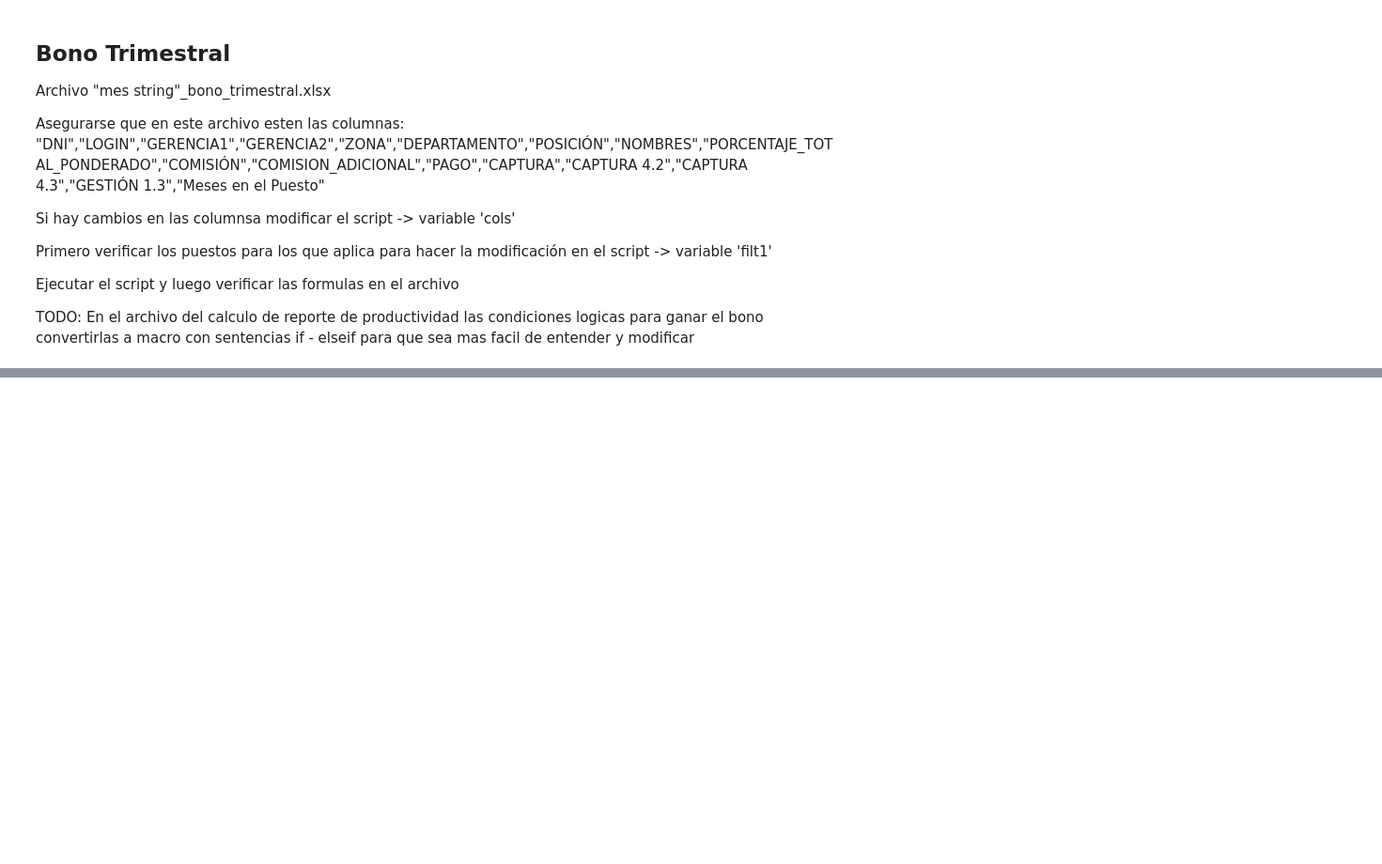
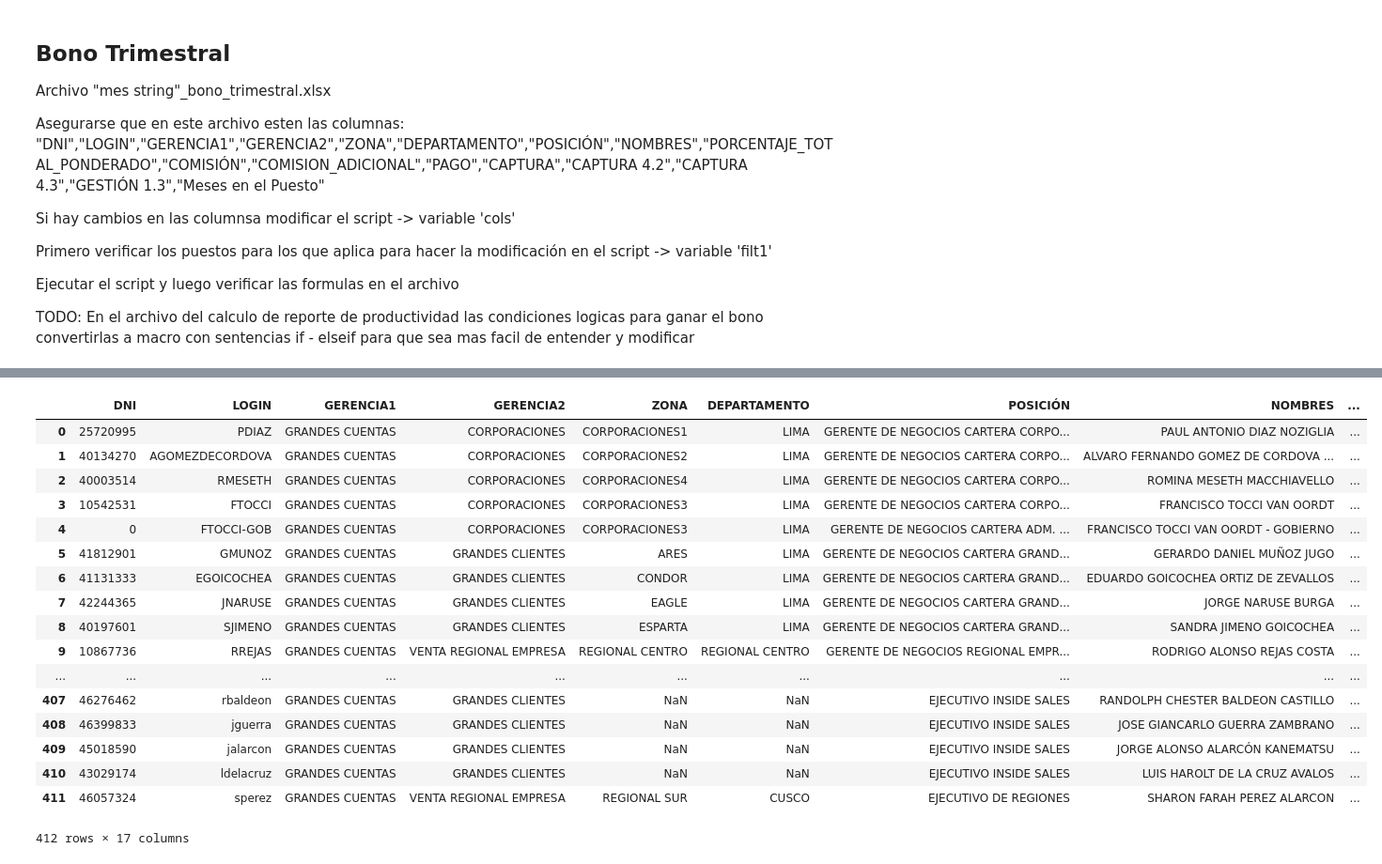
Before and after one commit to saenzac/Comisiones-python, a Jupyter notebook: Bono_Trimestral_Mercado_Empresas.ipynb, the cells around one changed output, grey strips where cells are left out. Shown at 94% size. Drawn from its saved outputs; the diff is of its cells as text; code cells hidden in the pictures; blank space fills up the shorter version.

```diff
--- a/Bono_Trimestral_Mercado_Empresas.ipynb
+++ b/Bono_Trimestral_Mercado_Empresas.ipynb
@@ -166,0 +181,21 @@ El tamaño de Comisionantes_Pymes_All es 100 registros
+# %%
+comisionantes_gc_df
+# %% [output]
+|  | DNI | LOGIN | GERENCIA1 | GERENCIA2 | ZONA | DEPARTAMENTO | POSICIÓN | NOMBRES | ... |
+| 0 | 25720995 | PDIAZ | GRANDES CUENTAS | CORPORACIONES | CORPORACIONES1 | LIMA | GERENTE DE NEGOCIOS CARTERA CORPO... | PAUL ANTONIO DIAZ NOZIGLIA | ... |
+| 1 | 40134270 | AGOMEZDECORDOVA | GRANDES CUENTAS | CORPORACIONES | CORPORACIONES2 | LIMA | GERENTE DE NEGOCIOS CARTERA CORPO... | ALVARO FERNANDO GOMEZ DE CORDOVA ... | ... |
+| 2 | 40003514 | RMESETH | GRANDES CUENTAS | CORPORACIONES | CORPORACIONES4 | LIMA | GERENTE DE NEGOCIOS CARTERA CORPO... | ROMINA MESETH MACCHIAVELLO | ... |
+| 3 | 10542531 | FTOCCI | GRANDES CUENTAS | CORPORACIONES | CORPORACIONES3 | LIMA | GERENTE DE NEGOCIOS CARTERA CORPO... | FRANCISCO TOCCI VAN OORDT | ... |
+| 4 | 0 | FTOCCI-GOB | GRANDES CUENTAS | CORPORACIONES | CORPORACIONES3 | LIMA | GERENTE DE NEGOCIOS CARTERA ADM. ... | FRANCISCO TOCCI VAN OORDT - GOBIERNO | ... |
+| 5 | 41812901 | GMUNOZ | GRANDES CUENTAS | GRANDES CLIENTES | ARES | LIMA | GERENTE DE NEGOCIOS CARTERA GRAND... | GERARDO DANIEL MUÑOZ JUGO | ... |
+| 6 | 41131333 | EGOICOCHEA | GRANDES CUENTAS | GRANDES CLIENTES | CONDOR | LIMA | GERENTE DE NEGOCIOS CARTERA GRAND... | EDUARDO GOICOCHEA ORTIZ DE ZEVALLOS | ... |
+| 7 | 42244365 | JNARUSE | GRANDES CUENTAS | GRANDES CLIENTES | EAGLE | LIMA | GERENTE DE NEGOCIOS CARTERA GRAND... | JORGE NARUSE BURGA | ... |
+| 8 | 40197601 | SJIMENO | GRANDES CUENTAS | GRANDES CLIENTES | ESPARTA | LIMA | GERENTE DE NEGOCIOS CARTERA GRAND... | SANDRA JIMENO GOICOCHEA | ... |
+| 9 | 10867736 | RREJAS | GRANDES CUENTAS | VENTA REGIONAL EMPRESA | REGIONAL CENTRO | REGIONAL CENTRO | GERENTE DE NEGOCIOS REGIONAL EMPR... | RODRIGO ALONSO REJAS COSTA | ... |
+| ... | ... | ... | ... | ... | ... | ... | ... | ... | ... |
+| 407 | 46276462 | rbaldeon | GRANDES CUENTAS | GRANDES CLIENTES | NaN | NaN | EJECUTIVO INSIDE SALES | RANDOLPH CHESTER BALDEON CASTILLO | ... |
+| 408 | 46399833 | jguerra | GRANDES CUENTAS | GRANDES CLIENTES | NaN | NaN | EJECUTIVO INSIDE SALES | JOSE GIANCARLO GUERRA ZAMBRANO | ... |
+| 409 | 45018590 | jalarcon | GRANDES CUENTAS | GRANDES CLIENTES | NaN | NaN | EJECUTIVO INSIDE SALES | JORGE ALONSO ALARCÓN KANEMATSU | ... |
+| 410 | 43029174 | ldelacruz | GRANDES CUENTAS | GRANDES CLIENTES | NaN | NaN | EJECUTIVO INSIDE SALES | LUIS HAROLT DE LA CRUZ AVALOS | ... |
+| 411 | 46057324 | sperez | GRANDES CUENTAS | VENTA REGIONAL EMPRESA | REGIONAL SUR | CUSCO | EJECUTIVO DE REGIONES | SHARON FARAH PEREZ ALARCON | ... |
+412 rows × 17 columns
```
Also changed, not shown: parts of 2 cells of this notebook, 12 other files.
